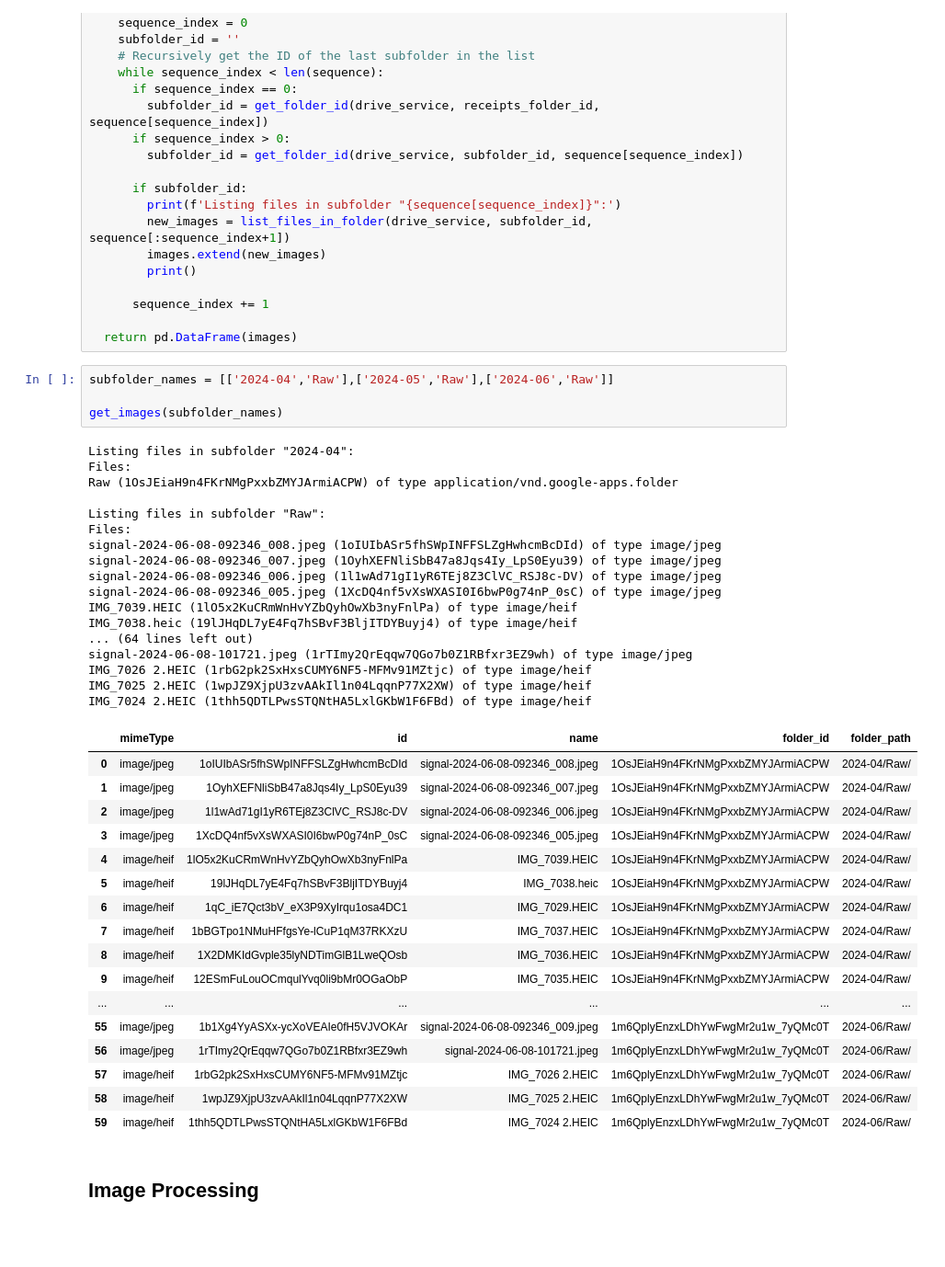
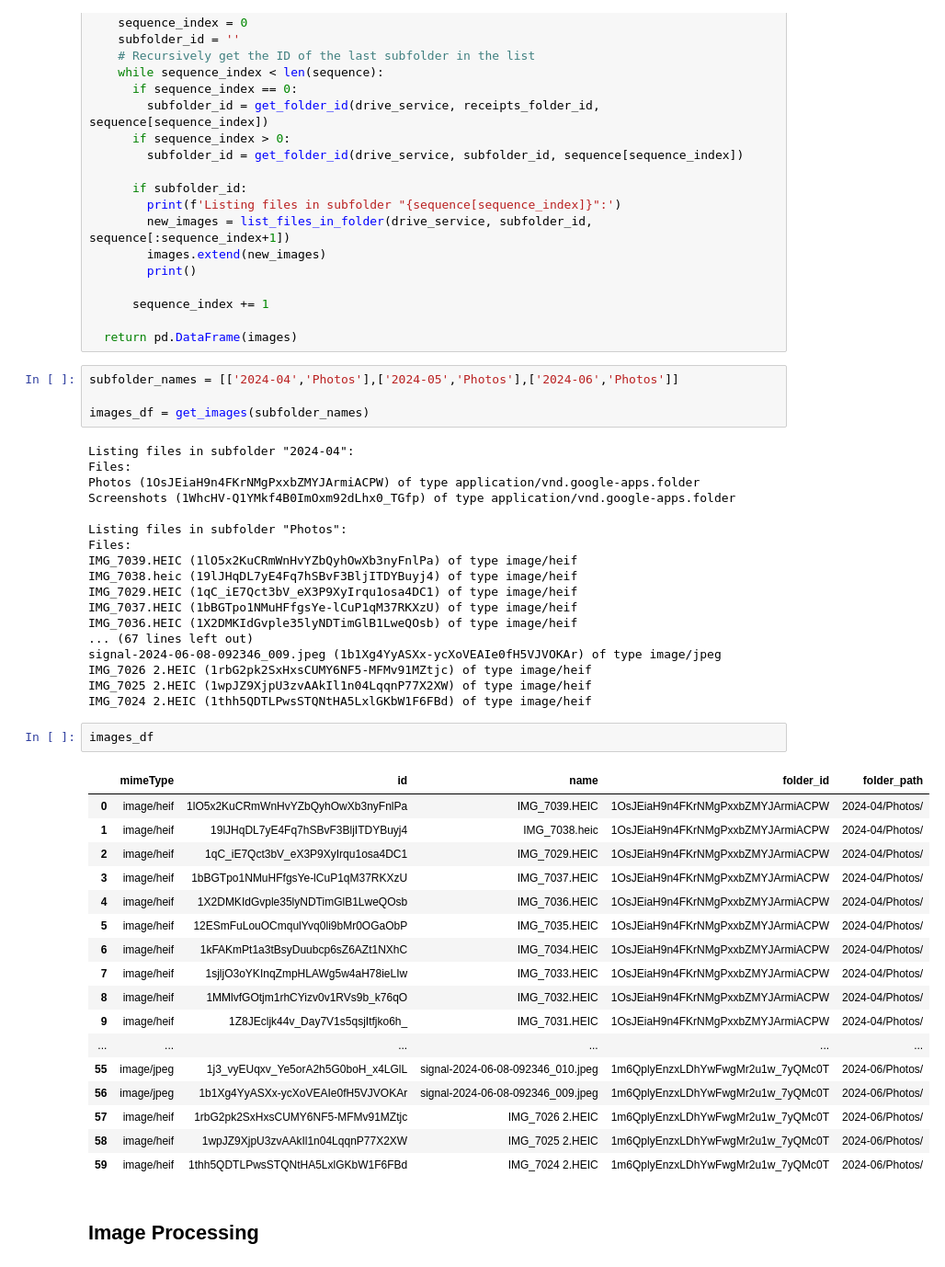
Before and after one commit to yanoak/receipt-to-airtable, a Jupyter notebook: read_receipts.ipynb, the cells around one changed output. Shown: that part at 92% size. Saved outputs shown, nothing was run; the diff lists cells and outputs as text; blank space fills up the shorter version.

```diff
--- a/read_receipts.ipynb
+++ b/read_receipts.ipynb
@@ -226,44 +229,47 @@ def get_images(subfolder_names):
 
   return pd.DataFrame(images)
 # %%
-subfolder_names = [['2024-04','Raw'],['2024-05','Raw'],['2024-06','Raw']]
+subfolder_names = [['2024-04','Photos'],['2024-05','Photos'],['2024-06','Photos']]
 
-get_images(subfolder_names)
+images_df = get_images(subfolder_names)
 # %% [output]
 Listing files in subfolder "2024-04":
 Files:
-Raw (1OsJEiaH9n4FKrNMgPxxbZMYJArmiACPW) of type application/vnd.google-apps.folder
+Photos (1OsJEiaH9n4FKrNMgPxxbZMYJArmiACPW) of type application/vnd.google-apps.folder
+Screenshots (1WhcHV-Q1YMkf4B0ImOxm92dLhx0_TGfp) of type application/vnd.google-apps.folder
 
-Listing files in subfolder "Raw":
+Listing files in subfolder "Photos":
 Files:
-signal-2024-06-08-092346_008.jpeg (1oIUIbASr5fhSWpINFFSLZgHwhcmBcDId) of type image/jpeg
-signal-2024-06-08-092346_007.jpeg (1OyhXEFNliSbB47a8Jqs4Iy_LpS0Eyu39) of type image/jpeg
-signal-2024-06-08-092346_006.jpeg (1l1wAd71gI1yR6TEj8Z3ClVC_RSJ8c-DV) of type image/jpeg
-signal-2024-06-08-092346_005.jpeg (1XcDQ4nf5vXsWXASI0I6bwP0g74nP_0sC) of type image/jpeg
 IMG_7039.HEIC (1lO5x2KuCRmWnHvYZbQyhOwXb3nyFnlPa) of type image/heif
 IMG_7038.heic (19lJHqDL7yE4Fq7hSBvF3BljITDYBuyj4) of type image/heif
-... (64 lines left out)
-signal-2024-06-08-101721.jpeg (1rTImy2QrEqqw7QGo7b0Z1RBfxr3EZ9wh) of type image/jpeg
+IMG_7029.HEIC (1qC_iE7Qct3bV_eX3P9XyIrqu1osa4DC1) of type image/heif
+IMG_7037.HEIC (1bBGTpo1NMuHFfgsYe-lCuP1qM37RKXzU) of type image/heif
+IMG_7036.HEIC (1X2DMKIdGvple35lyNDTimGlB1LweQOsb) of type image/heif
+... (67 lines left out)
+signal-2024-06-08-092346_009.jpeg (1b1Xg4YyASXx-ycXoVEAIe0fH5VJVOKAr) of type image/jpeg
 IMG_7026 2.HEIC (1rbG2pk2SxHxsCUMY6NF5-MFMv91MZtjc) of type image/heif
 IMG_7025 2.HEIC (1wpJZ9XjpU3zvAAkIl1n04LqqnP77X2XW) of type image/heif
 IMG_7024 2.HEIC (1thh5QDTLPwsSTQNtHA5LxlGKbW1F6FBd) of type image/heif
-|  | mimeType | id | name | folder_id | folder_path |
-| 0 | image/jpeg | 1oIUIbASr5fhSWpINFFSLZgHwhcmBcDId | signal-2024-06-08-092346_008.jpeg | 1OsJEiaH9n4FKrNMgPxxbZMYJArmiACPW | 2024-04/Raw/ |
-| 1 | image/jpeg | 1OyhXEFNliSbB47a8Jqs4Iy_LpS0Eyu39 | signal-2024-06-08-092346_007.jpeg | 1OsJEiaH9n4FKrNMgPxxbZMYJArmiACPW | 2024-04/Raw/ |
-| 2 | image/jpeg | 1l1wAd71gI1yR6TEj8Z3ClVC_RSJ8c-DV | signal-2024-06-08-092346_006.jpeg | 1OsJEiaH9n4FKrNMgPxxbZMYJArmiACPW | 2024-04/Raw/ |
-| 3 | image/jpeg | 1XcDQ4nf5vXsWXASI0I6bwP0g74nP_0sC | signal-2024-06-08-092346_005.jpeg | 1OsJEiaH9n4FKrNMgPxxbZMYJArmiACPW | 2024-04/Raw/ |
-| 4 | image/heif | 1lO5x2KuCRmWnHvYZbQyhOwXb3nyFnlPa | IMG_7039.HEIC | 1OsJEiaH9n4FKrNMgPxxbZMYJArmiACPW | 2024-04/Raw/ |
-| 5 | image/heif | 19lJHqDL7yE4Fq7hSBvF3BljITDYBuyj4 | IMG_7038.heic | 1OsJEiaH9n4FKrNMgPxxbZMYJArmiACPW | 2024-04/Raw/ |
-| 6 | image/heif | 1qC_iE7Qct3bV_eX3P9XyIrqu1osa4DC1 | IMG_7029.HEIC | 1OsJEiaH9n4FKrNMgPxxbZMYJArmiACPW | 2024-04/Raw/ |
-| 7 | image/heif | 1bBGTpo1NMuHFfgsYe-lCuP1qM37RKXzU | IMG_7037.HEIC | 1OsJEiaH9n4FKrNMgPxxbZMYJArmiACPW | 2024-04/Raw/ |
-| 8 | image/heif | 1X2DMKIdGvple35lyNDTimGlB1LweQOsb | IMG_7036.HEIC | 1OsJEiaH9n4FKrNMgPxxbZMYJArmiACPW | 2024-04/Raw/ |
-| 9 | image/heif | 12ESmFuLouOCmqulYvq0li9bMr0OGaObP | IMG_7035.HEIC | 1OsJEiaH9n4FKrNMgPxxbZMYJArmiACPW | 2024-04/Raw/ |
-| ... | ... | ... | ... | ... | ... |
-| 55 | image/jpeg | 1b1Xg4YyASXx-ycXoVEAIe0fH5VJVOKAr | signal-2024-06-08-092346_009.jpeg | 1m6QplyEnzxLDhYwFwgMr2u1w_7yQMc0T | 2024-06/Raw/ |
-| 56 | image/jpeg | 1rTImy2QrEqqw7QGo7b0Z1RBfxr3EZ9wh | signal-2024-06-08-101721.jpeg | 1m6QplyEnzxLDhYwFwgMr2u1w_7yQMc0T | 2024-06/Raw/ |
-| 57 | image/heif | 1rbG2pk2SxHxsCUMY6NF5-MFMv91MZtjc | IMG_7026 2.HEIC | 1m6QplyEnzxLDhYwFwgMr2u1w_7yQMc0T | 2024-06/Raw/ |
-| 58 | image/heif | 1wpJZ9XjpU3zvAAkIl1n04LqqnP77X2XW | IMG_7025 2.HEIC | 1m6QplyEnzxLDhYwFwgMr2u1w_7yQMc0T | 2024-06/Raw/ |
-| 59 | image/heif | 1thh5QDTLPwsSTQNtHA5LxlGKbW1F6FBd | IMG_7024 2.HEIC | 1m6QplyEnzxLDhYwFwgMr2u1w_7yQMc0T | 2024-06/Raw/ |
+# %%
+images_df
+# %% [output]
+|  | mimeType | id | name | folder_id | folder_path |
+| 0 | image/heif | 1lO5x2KuCRmWnHvYZbQyhOwXb3nyFnlPa | IMG_7039.HEIC | 1OsJEiaH9n4FKrNMgPxxbZMYJArmiACPW | 2024-04/Photos/ |
+| 1 | image/heif | 19lJHqDL7yE4Fq7hSBvF3BljITDYBuyj4 | IMG_7038.heic | 1OsJEiaH9n4FKrNMgPxxbZMYJArmiACPW | 2024-04/Photos/ |
+| 2 | image/heif | 1qC_iE7Qct3bV_eX3P9XyIrqu1osa4DC1 | IMG_7029.HEIC | 1OsJEiaH9n4FKrNMgPxxbZMYJArmiACPW | 2024-04/Photos/ |
+| 3 | image/heif | 1bBGTpo1NMuHFfgsYe-lCuP1qM37RKXzU | IMG_7037.HEIC | 1OsJEiaH9n4FKrNMgPxxbZMYJArmiACPW | 2024-04/Photos/ |
+| 4 | image/heif | 1X2DMKIdGvple35lyNDTimGlB1LweQOsb | IMG_7036.HEIC | 1OsJEiaH9n4FKrNMgPxxbZMYJArmiACPW | 2024-04/Photos/ |
+| 5 | image/heif | 12ESmFuLouOCmqulYvq0li9bMr0OGaObP | IMG_7035.HEIC | 1OsJEiaH9n4FKrNMgPxxbZMYJArmiACPW | 2024-04/Photos/ |
+| 6 | image/heif | 1kFAKmPt1a3tBsyDuubcp6sZ6AZt1NXhC | IMG_7034.HEIC | 1OsJEiaH9n4FKrNMgPxxbZMYJArmiACPW | 2024-04/Photos/ |
+| 7 | image/heif | 1sjljO3oYKInqZmpHLAWg5w4aH78ieLIw | IMG_7033.HEIC | 1OsJEiaH9n4FKrNMgPxxbZMYJArmiACPW | 2024-04/Photos/ |
+| 8 | image/heif | 1MMlvfGOtjm1rhCYizv0v1RVs9b_k76qO | IMG_7032.HEIC | 1OsJEiaH9n4FKrNMgPxxbZMYJArmiACPW | 2024-04/Photos/ |
+| 9 | image/heif | 1Z8JEcljk44v_Day7V1s5qsjItfjko6h_ | IMG_7031.HEIC | 1OsJEiaH9n4FKrNMgPxxbZMYJArmiACPW | 2024-04/Photos/ |
+| ... | ... | ... | ... | ... | ... |
+| 55 | image/jpeg | 1j3_vyEUqxv_Ye5orA2h5G0boH_x4LGlL | signal-2024-06-08-092346_010.jpeg | 1m6QplyEnzxLDhYwFwgMr2u1w_7yQMc0T | 2024-06/Photos/ |
+| 56 | image/jpeg | 1b1Xg4YyASXx-ycXoVEAIe0fH5VJVOKAr | signal-2024-06-08-092346_009.jpeg | 1m6QplyEnzxLDhYwFwgMr2u1w_7yQMc0T | 2024-06/Photos/ |
+| 57 | image/heif | 1rbG2pk2SxHxsCUMY6NF5-MFMv91MZtjc | IMG_7026 2.HEIC | 1m6QplyEnzxLDhYwFwgMr2u1w_7yQMc0T | 2024-06/Photos/ |
+| 58 | image/heif | 1wpJZ9XjpU3zvAAkIl1n04LqqnP77X2XW | IMG_7025 2.HEIC | 1m6QplyEnzxLDhYwFwgMr2u1w_7yQMc0T | 2024-06/Photos/ |
+| 59 | image/heif | 1thh5QDTLPwsSTQNtHA5LxlGKbW1F6FBd | IMG_7024 2.HEIC | 1m6QplyEnzxLDhYwFwgMr2u1w_7yQMc0T | 2024-06/Photos/ |
 # %% [markdown]
 ## Image Processing
 # %%
```
Also changed, not shown: parts of 10 cells of this notebook.
